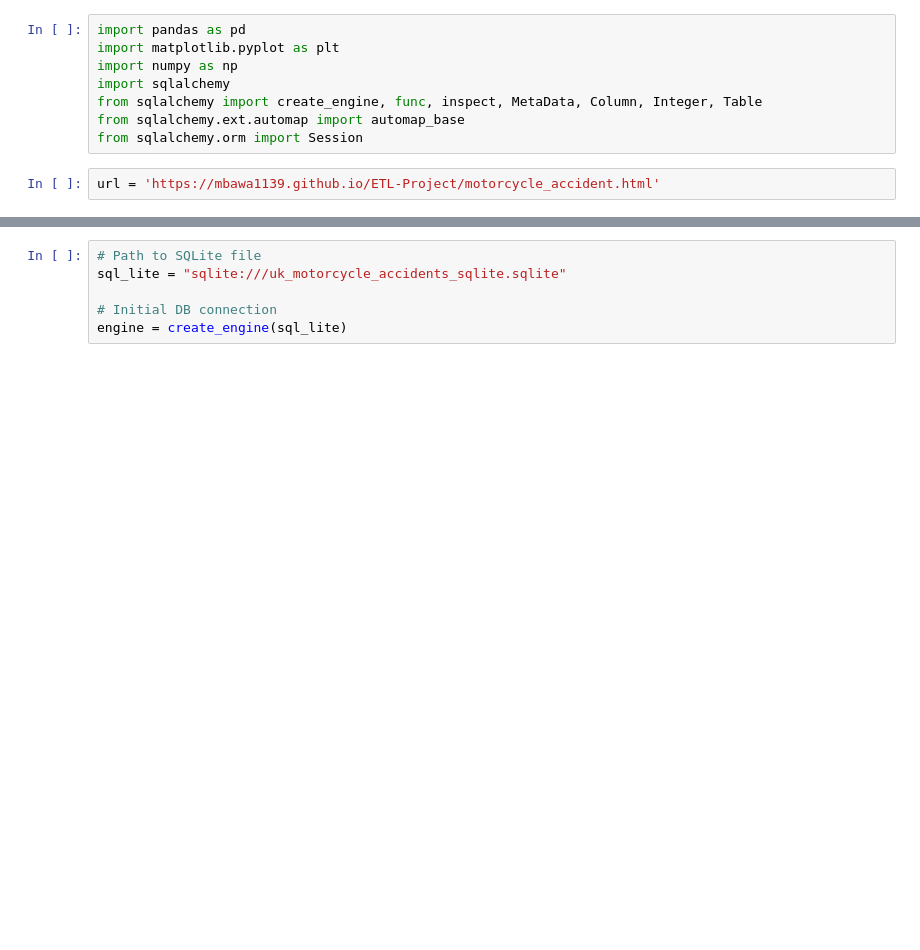
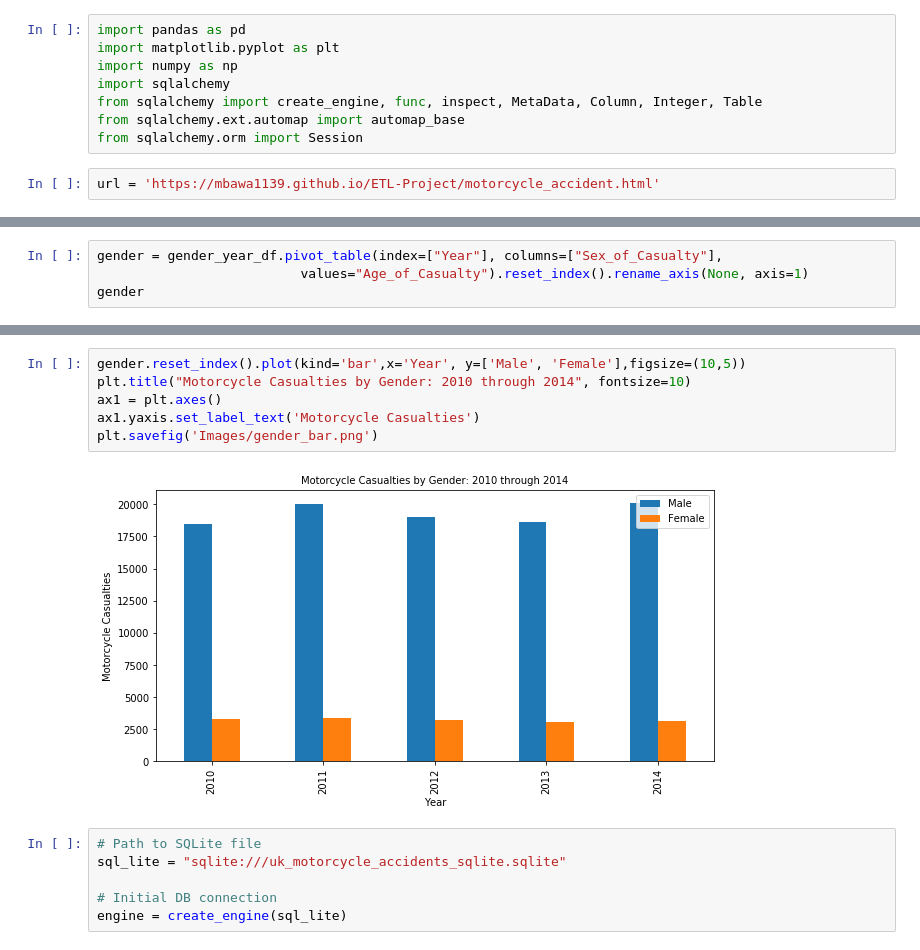
Before and after one commit to arselv/Project_2, a Jupyter notebook: Project_2_Combined.ipynb, the cells around one changed output, grey strips where cells are left out. Saved outputs shown, nothing was run; the diff lists cells and outputs as text; blank space fills up the shorter version.

```diff
--- a/Project_2_Combined.ipynb
+++ b/Project_2_Combined.ipynb
@@ -99,0 +108,4 @@ age_group_df.plot(kind="bar", figsize=(10,5))
+# %%
+gender = gender_year_df.pivot_table(index=["Year"], columns=["Sex_of_Casualty"],
+                          values="Age_of_Casualty").reset_index().rename_axis(None, axis=1)
+gender
@@ -100,3 +119,11 @@ age_group_df.plot(kind="bar", figsize=(10,5))
+# %%
+gender.reset_index().plot(kind='bar',x='Year', y=['Male', 'Female'],figsize=(10,5))
+plt.title("Motorcycle Casualties by Gender: 2010 through 2014", fontsize=10)
+ax1 = plt.axes()
+ax1.yaxis.set_label_text('Motorcycle Casualties')
+plt.savefig('Images/gender_bar.png')
+# %% [output]
+[figure, added]
 # %%
 # Path to SQLite file
 sql_lite = "sqlite:///uk_motorcycle_accidents_sqlite.sqlite"
```
Also changed, not shown: parts of 9 cells of this notebook.
